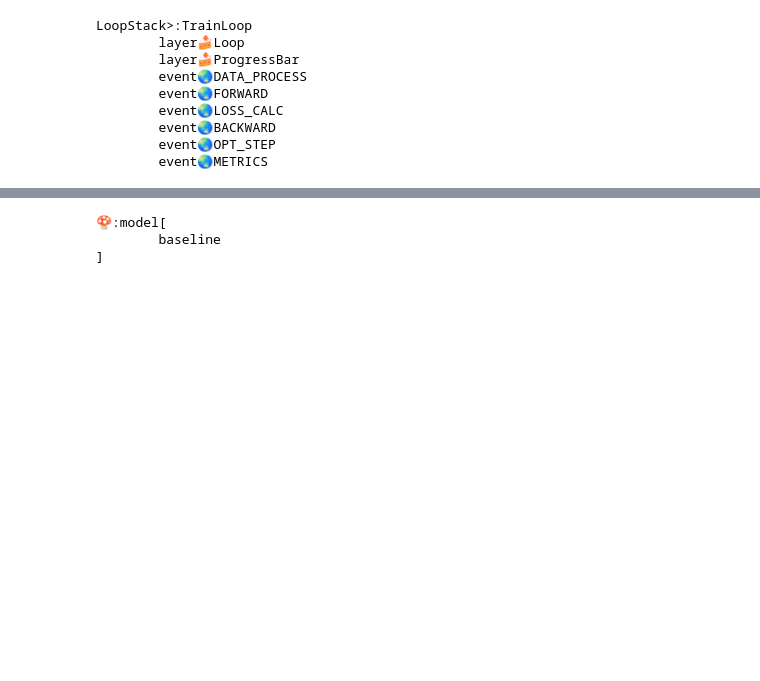
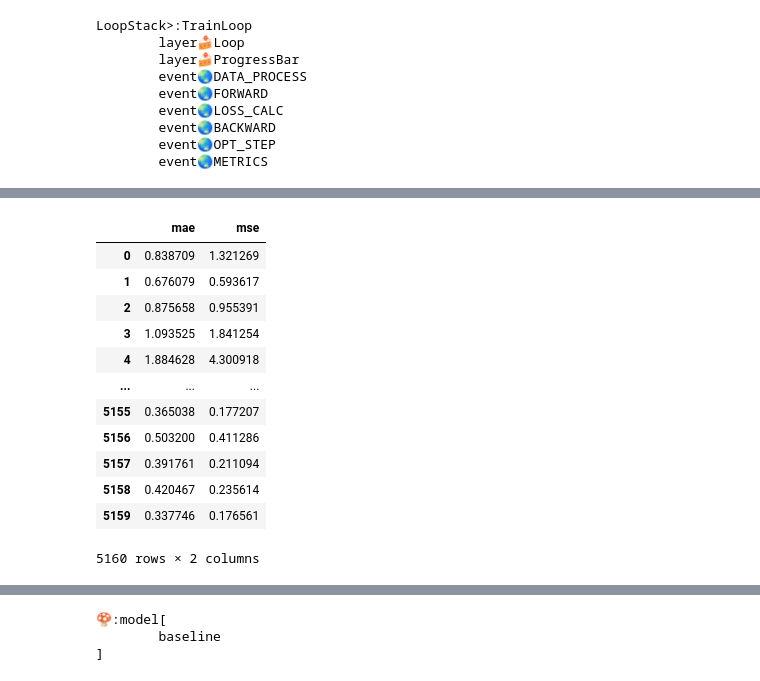
Before and after one commit to raynardj/forgebox, a Jupyter notebook: nbs/15_loopstack.ipynb, the cells around one changed output, grey strips where cells are left out. Cells and saved outputs as stored; diff of their text form; code cells hidden in the pictures; blank space fills up the shorter version.

```diff
--- a/nbs/15_loopstack.ipynb
+++ b/nbs/15_loopstack.ipynb
@@ -245,0 +240,17 @@ AttributeError: 'list' object has no attribute 'backward'
+# %%
+import pandas as pd
+pd.DataFrame(loop.results)
+# %% [output]
+|  | mae | mse |
+| 0 | 0.838709 | 1.321269 |
+| 1 | 0.676079 | 0.593617 |
+| 2 | 0.875658 | 0.955391 |
+| 3 | 1.093525 | 1.841254 |
+| 4 | 1.884628 | 4.300918 |
+| ... | ... | ... |
+| 5155 | 0.365038 | 0.177207 |
+| 5156 | 0.503200 | 0.411286 |
+| 5157 | 0.391761 | 0.211094 |
+| 5158 | 0.420467 | 0.235614 |
+| 5159 | 0.337746 | 0.176561 |
+5160 rows × 2 columns
```
Also changed, not shown: parts of 21 cells of this notebook, 6 other files.
